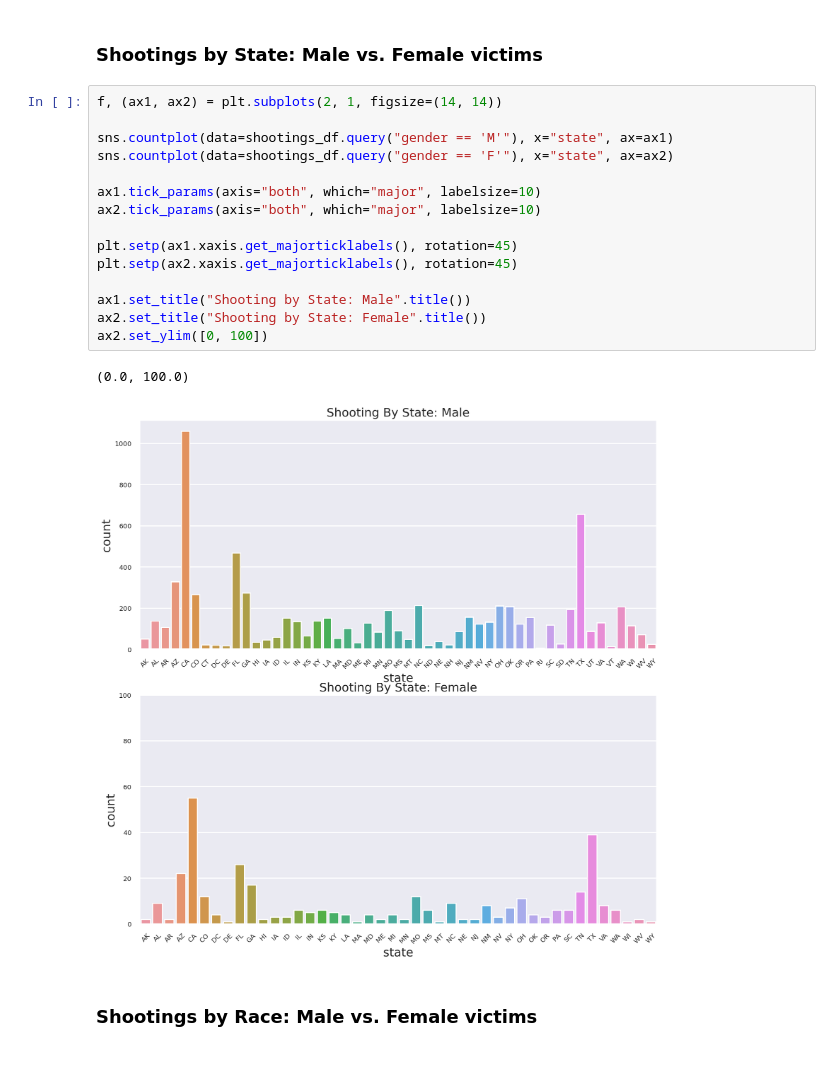
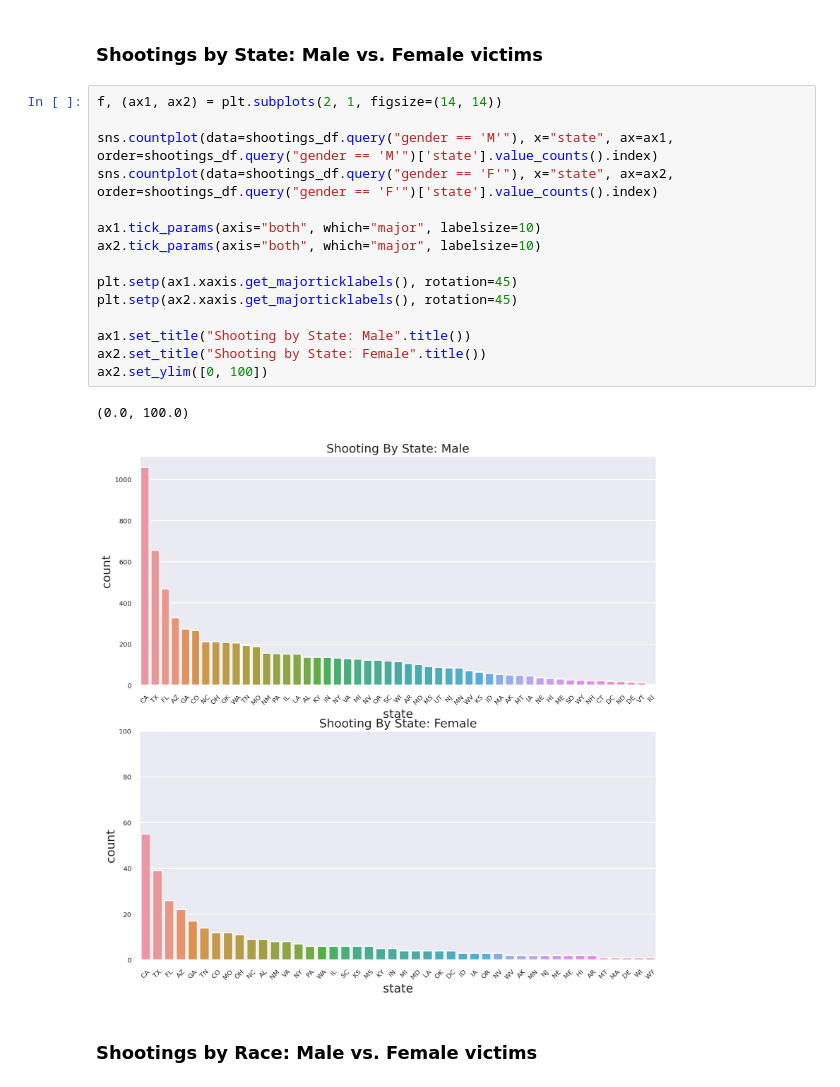
Before and after one commit to vadimiljin/capstone1, a Jupyter notebook: 141.ipynb, the cells around one changed output. Drawn from its saved outputs; the diff is of its cells as text.

```diff
--- a/141.ipynb
+++ b/141.ipynb
@@ -342,21 +342,23 @@ Text(0.5, 1.0, 'Shooting By State: Non Gun Related')
 # %%
 f, (ax1, ax2) = plt.subplots(2, 1, figsize=(14, 14))
 
-sns.countplot(data=shootings_df.query("gender == 'M'"), x="state", ax=ax1)
-sns.countplot(data=shootings_df.query("gender == 'F'"), x="state", ax=ax2)
+sns.countplot(data=shootings_df.query("gender == 'M'"), x="state", ax=ax1,
+order=shootings_df.query("gender == 'M'")['state'].value_counts().index)
+sns.countplot(data=shootings_df.query("gender == 'F'"), x="state", ax=ax2,
+order=shootings_df.query("gender == 'F'")['state'].value_counts().index)
 
 ax1.tick_params(axis="both", which="major", labelsize=10)
 ax2.tick_params(axis="both", which="major", labelsize=10)
 
 plt.setp(ax1.xaxis.get_majorticklabels(), rotation=45)
 plt.setp(ax2.xaxis.get_majorticklabels(), rotation=45)
 
 ax1.set_title("Shooting by State: Male".title())
 ax2.set_title("Shooting by State: Female".title())
 ax2.set_ylim([0, 100])
 # %% [output]
 (0.0, 100.0)
-[figure, old version]
+[figure, new version]
 # %% [markdown]
 ### Shootings by Race: Male vs. Female victims
 # %%
```
Also changed, not shown: parts of 1 cell of this notebook.
